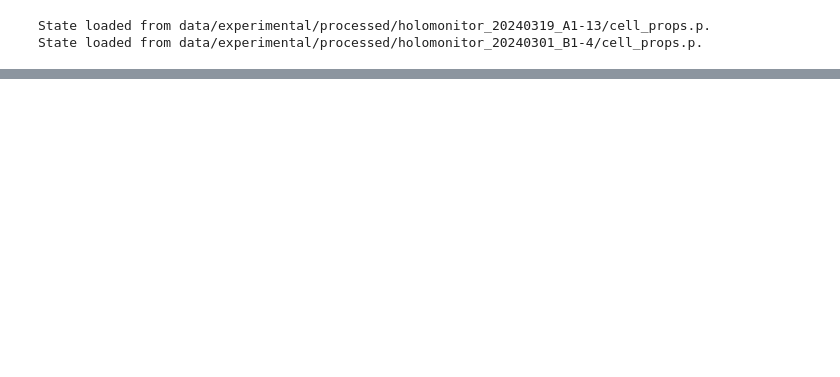
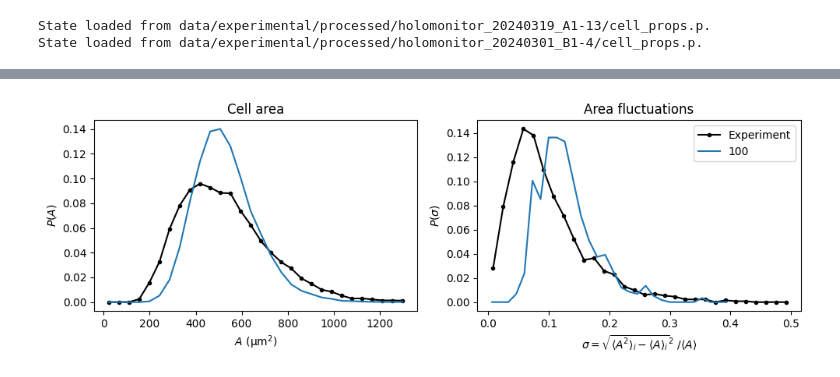
Before and after one commit to siljabl/VertexModel, a Jupyter notebook: analysis/visualization/notebooks/distributions.ipynb, the cells around one changed output, grey strips where cells are left out. Saved outputs shown, nothing was run; the diff lists cells and outputs as text; code cells hidden in the pictures; blank space fills up the shorter version.

```diff
--- a/analysis/visualization/notebooks/distributions.ipynb
+++ b/analysis/visualization/notebooks/distributions.ipynb
@@ -47,14 +47,15 @@ State loaded from data/experimental/processed/holomonitor_20240319_A1-13/cell_pr
 State loaded from data/experimental/processed/holomonitor_20240301_B1-4/cell_props.p.
 # %%
 # LOAD SIMULATION DATA
-date  = 20251126
-gamma = 20
-v0    = 100
-taup  = 100
-eta   = 50
+date  = 20251127
+gamma = 6
+v0   = 40
+tau  = 100
+eta  = 100
 
-paths = [f"data/simulated/raw/nodivision_{date}_N42_L600_gamma{gamma}_v0{v0}_taup{taup}_eta{eta}.p",
-         f"data/simulated/raw/nodivision_{date}_N42_L600_gamma{gamma}_v0{v0-20}_taup{taup}_eta{eta}.p"]
+arr = [100]
+
+paths = [f"data/simulated/raw/nodivision_{date}_N42_L600_gamma{gamma}_v0{v0}_taup{tau}_eta{eta}.p" for tau in arr]
 
 list_vms = []
 for filepath in paths:
@@ -80,0 +155,75 @@ cell_speeds     = np.sqrt(cell_velocities[:,:,0]**2 + cell_velocities[:,:,1]**2)
+# %%
+# experiment
+tmp_dist  = []
+tmp_std   = []
+
+# combine data from all experiments
+for cellprop, mask in zip(cellprops, masks):
+    tmp_dist.append(        (cellprop.A[mask]).ravel())
+    tmp_std.append(np.ma.std(cellprop.A[mask], axis=0))
+
+tmp_dist  = np.ma.concatenate(tmp_dist)
+tmp_std   = np.ma.concatenate(tmp_std)
+
+# get histogram curves
+dist_exp = hist_to_curve(tmp_dist, 30, hist_range=[1e-2, 2.5*np.ma.mean(tmp_dist)])
+std_exp  = hist_to_curve(tmp_std,  30, hist_range=[1e-2, np.ma.mean(tmp_dist) / 2])
+
+# get data from all simulations
+dist_sim = []
+std_sim  = []
+for list_vm in list_vms:
+    cell_heights = vm_output.get_cell_heights(list_vm)
+    cell_volumes = vm_output.get_cell_volumes(list_vm)
+    cell_areas   = cell_volumes / cell_heights
+
+    # get histogram curves
+    dist_sim.append(hist_to_curve(cell_areas,                    30, hist_range=[1e-2, 2.5*np.ma.mean(tmp_dist)]))
+    std_sim.append( hist_to_curve(np.ma.std(cell_areas, axis=0), 30, hist_range=[1e-2, np.ma.mean(tmp_dist) / 2]))
+
+
+# normalize experimental data
+y_scaled_dist_exp = dist_exp[1] / np.ma.sum(dist_exp[1])
+y_scaled_std_exp  = std_exp[1]  / np.ma.sum(std_exp[1])
+
+# shift fluctuations by mean value
+x_scaled_dist_exp = dist_exp[0]
+x_scaled_std_exp  = std_exp[0]  / np.ma.mean(tmp_dist)
+
+# create figure
+plt.figure(figsize=(10,3.5))
+plt.subplot(121)
+plt.title("Cell area")
+plt.xlabel(r"$A$ (µm$^2$)")
+plt.ylabel(r"$P(A)$")
+
+# plot experimental
+plt.plot(x_scaled_dist_exp, y_scaled_dist_exp, 'k.-', label="Experiment")
+
+# plot simulation
+for i in range(len(paths)):
+    x_scaled_dist_sim = dist_sim[i][0]
+    y_scaled_dist_sim = dist_sim[i][1] / np.ma.sum(dist_sim[i][1])
+    plt.plot(x_scaled_dist_sim, y_scaled_dist_sim, label=arr[i])
+
+# create subfigure
+plt.subplot(122)
+plt.title("Area fluctuations")
+plt.xlabel(r"$\sigma=\sqrt{\langle A^2 \rangle_i - \langle A \rangle_i}^2~/ \langle A \rangle$")
+plt.ylabel(r"$P(\sigma)$")
+
+# plot experimental
+plt.plot(x_scaled_std_exp, y_scaled_std_exp, 'k.-', label="Experiment")
+
+# plot simulation
+for i in range(len(paths)):
+    y_scaled_std_sim = std_sim[i][1] / np.ma.sum(std_sim[i][1])
+    x_scaled_std_sim = std_sim[i][0] / np.ma.mean(dist_sim[i][0])
+    plt.plot(x_scaled_std_sim, y_scaled_std_sim, label=arr[i])
+
+# save
+plt.legend()
+plt.tight_layout()
+#plt.savefig("cell_areas_gamma50.png", dpi=300)
+# %% [output]
+[figure, added]
```
Also changed, not shown: parts of 10 cells of this notebook, 3 other files.
